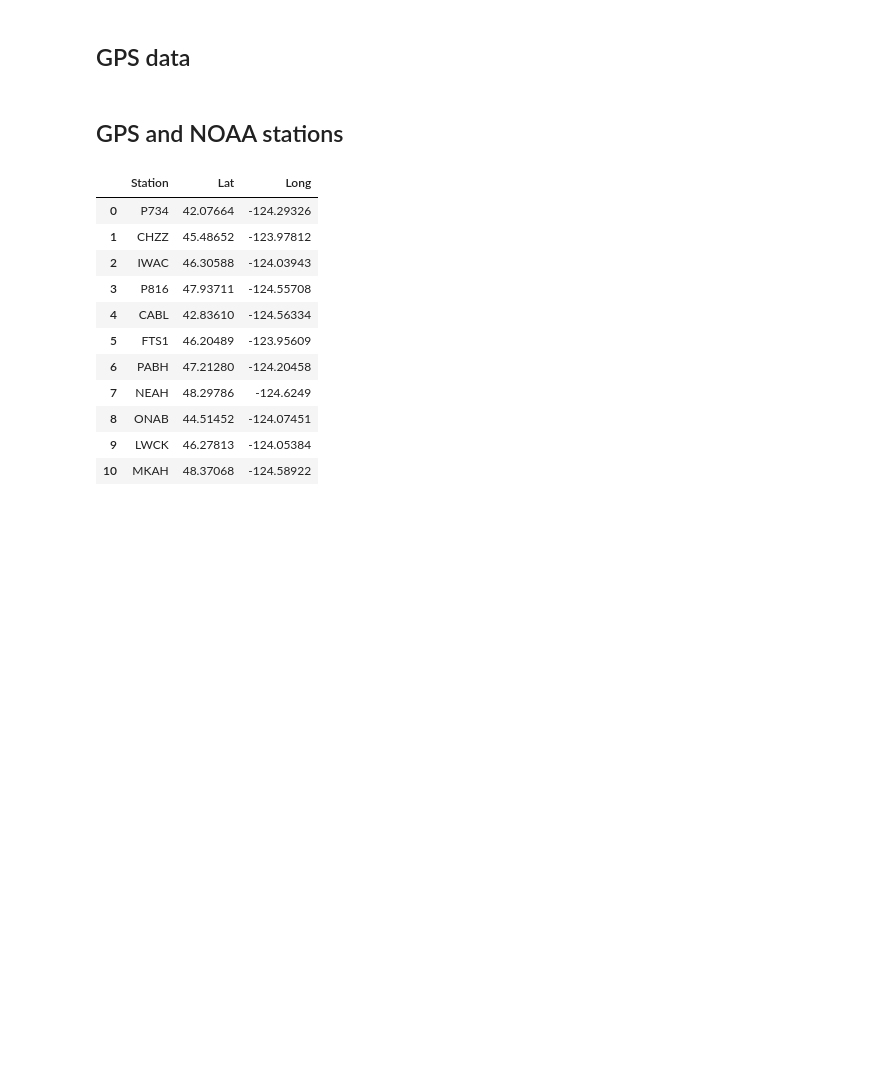
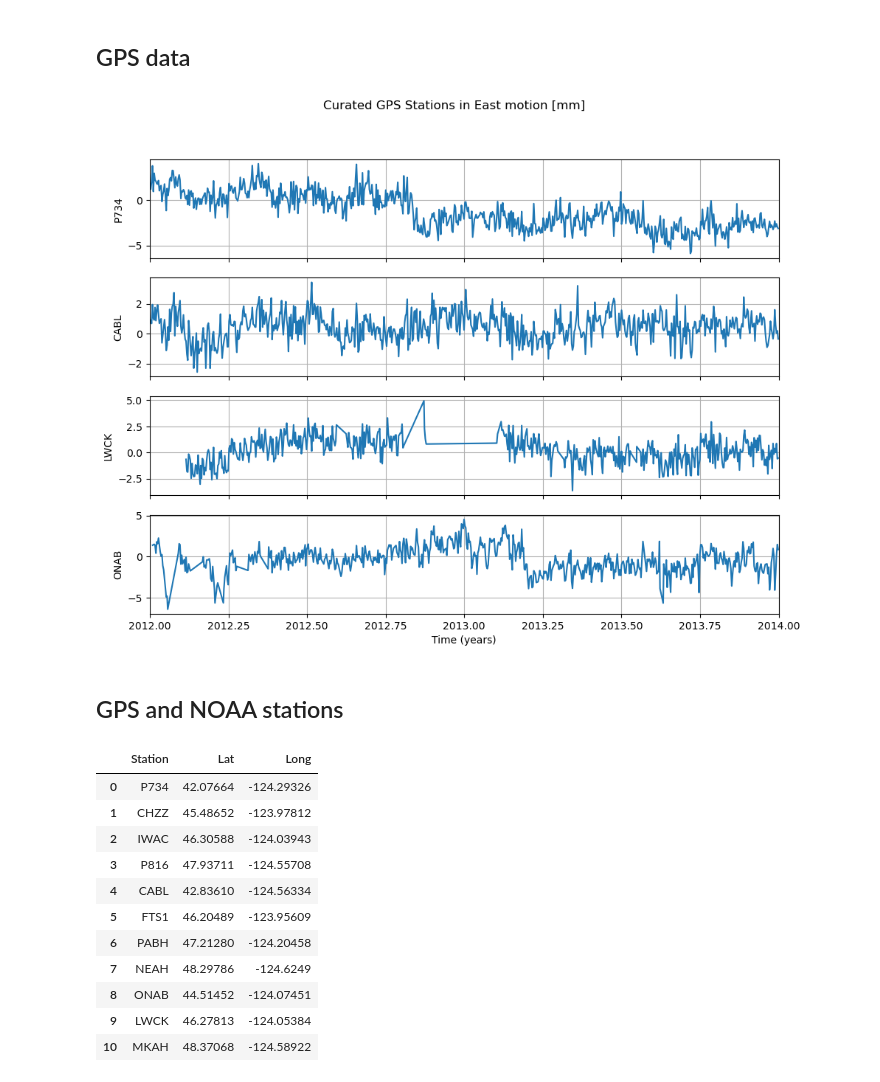
Before and after one commit to Benz-Poobua/Undergrad-Research-2, a Jupyter notebook: GPS-NOAA geodetic-climatic data.ipynb, the cells around one changed output. Drawn from its saved outputs; the diff is of its cells as text; code cells hidden in the pictures; blank space fills up the shorter version.

```diff
--- a/GPS-NOAA geodetic-climatic data.ipynb
+++ b/GPS-NOAA geodetic-climatic data.ipynb
@@ -20,11 +22,18 @@ P157_u_filtered = P157_u[(P157_u['T'] > 2012) & (P157_u['T'] < 2014)]
 # %%
 # Plot the graph
-fig,ax=plt.subplots(3,1,figsize=(11,8),sharex=True)
-fig.suptitle('P157')
-ax[0].plot(P157_n_filtered['T'],P157_n_filtered['RESIDUALS']);ax[0].grid(True);ax[0].set_ylabel('North (mm)')
-ax[1].plot(P157_e_filtered['T'],P157_e_filtered['RESIDUALS']);ax[1].grid(True);ax[1].set_ylabel('East (mm)')
-ax[2].plot(P157_u_filtered['T'],P157_u_filtered['RESIDUALS']);ax[2].grid(True);ax[2].set_ylabel('Up (mm)')
-ax[2].set_xlabel('Time (years)')
+fig,ax=plt.subplots(4,1,figsize=(11,8),sharex=True)
+fig.suptitle('Curated GPS Stations in East motion [mm]')
+ax[0].plot(P734_e_filtered['T'],P734_e_filtered['RESIDUALS']);ax[0].grid(True);ax[0].set_ylabel('P734')
+ax[1].plot(CABL_e_filtered['T'],CABL_e_filtered['RESIDUALS']);ax[1].grid(True);ax[1].set_ylabel('CABL')
+ax[2].plot(LWCK_e_filtered['T'],LWCK_e_filtered['RESIDUALS']);ax[2].grid(True);ax[2].set_ylabel('LWCK')
+ax[3].plot(ONAB_e_filtered['T'],ONAB_e_filtered['RESIDUALS']);ax[3].grid(True);ax[3].set_ylabel('ONAB')
+ax[3].set_xlabel('Time (years)')
+# Set X-axis limit from 2012 to 2014
+for a in ax:
+    a.set_xlim(2012, 2014)
+plt.show()
+# %% [output]
+[figure, added]
 # %% [markdown]
 ## GPS and NOAA stations
 # %%
```
Also changed, not shown: parts of 5 cells of this notebook.
